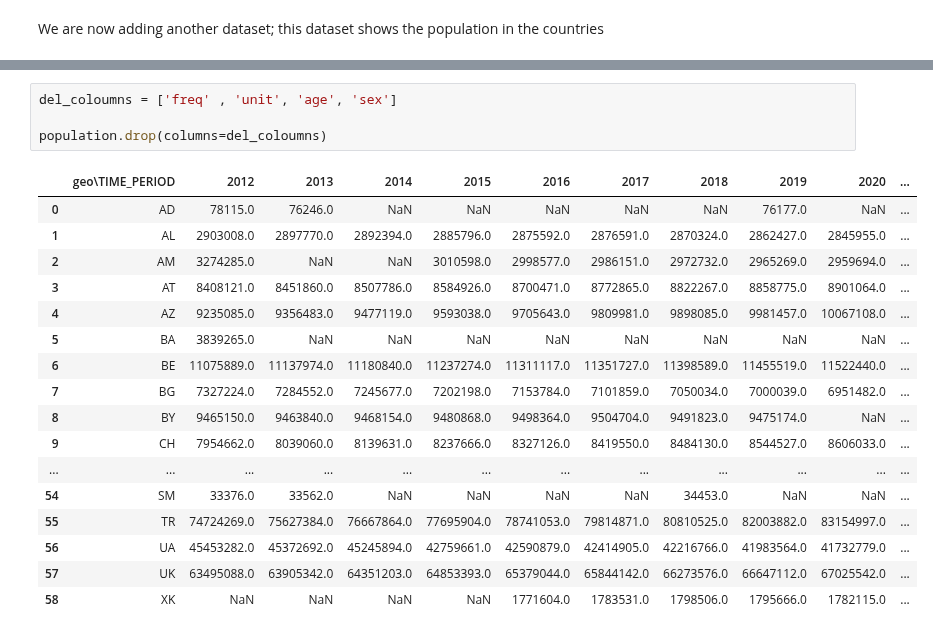
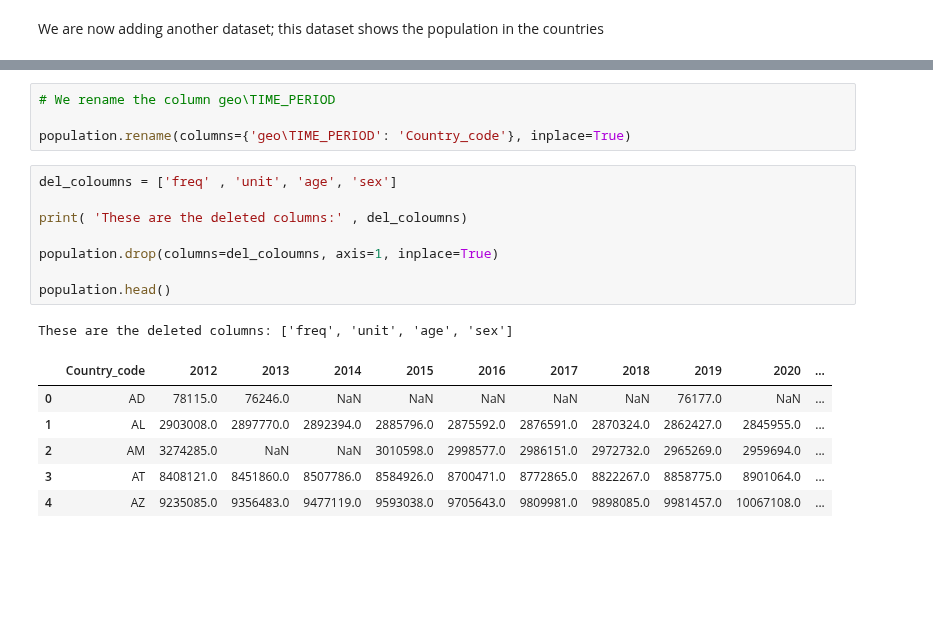
Before and after one commit to NumEconCopenhagen/projects-2023-jt, a Jupyter notebook: dataproject/DP.ipynb, the cells around one changed output, grey strips where cells are left out. Saved outputs shown, nothing was run; the diff lists cells and outputs as text; blank space fills up the shorter version.

```diff
--- a/dataproject/DP.ipynb
+++ b/dataproject/DP.ipynb
@@ -163,25 +165,23 @@ population.head()
 | 2 | A | NR | TOTAL | T | AM | 3274285.0 | NaN | NaN | 3010598.0 | 2998577.0 | ... |
 | 3 | A | NR | TOTAL | T | AT | 8408121.0 | 8451860.0 | 8507786.0 | 8584926.0 | 8700471.0 | ... |
 | 4 | A | NR | TOTAL | T | AZ | 9235085.0 | 9356483.0 | 9477119.0 | 9593038.0 | 9705643.0 | ... |
+# %%
+# We rename the column geo\TIME_PERIOD
+
+population.rename(columns={'geo\TIME_PERIOD': 'Country_code'}, inplace=True)
 # %%
 del_coloumns = ['freq' , 'unit', 'age', 'sex']
 
-population.drop(columns=del_coloumns)
+print( 'These are the deleted columns:' , del_coloumns)
+
+population.drop(columns=del_coloumns, axis=1, inplace=True)
+
+population.head()
 # %% [output]
+These are the deleted columns: ['freq', 'unit', 'age', 'sex']
-|  | geo\TIME_PERIOD | 2012 | 2013 | 2014 | 2015 | 2016 | 2017 | 2018 | 2019 | 2020 | ... |
+|  | Country_code | 2012 | 2013 | 2014 | 2015 | 2016 | 2017 | 2018 | 2019 | 2020 | ... |
 | 0 | AD | 78115.0 | 76246.0 | NaN | NaN | NaN | NaN | NaN | 76177.0 | NaN | ... |
 | 1 | AL | 2903008.0 | 2897770.0 | 2892394.0 | 2885796.0 | 2875592.0 | 2876591.0 | 2870324.0 | 2862427.0 | 2845955.0 | ... |
 | 2 | AM | 3274285.0 | NaN | NaN | 3010598.0 | 2998577.0 | 2986151.0 | 2972732.0 | 2965269.0 | 2959694.0 | ... |
 | 3 | AT | 8408121.0 | 8451860.0 | 8507786.0 | 8584926.0 | 8700471.0 | 8772865.0 | 8822267.0 | 8858775.0 | 8901064.0 | ... |
 | 4 | AZ | 9235085.0 | 9356483.0 | 9477119.0 | 9593038.0 | 9705643.0 | 9809981.0 | 9898085.0 | 9981457.0 | 10067108.0 | ... |
-| 5 | BA | 3839265.0 | NaN | NaN | NaN | NaN | NaN | NaN | NaN | NaN | ... |
-| 6 | BE | 11075889.0 | 11137974.0 | 11180840.0 | 11237274.0 | 11311117.0 | 11351727.0 | 11398589.0 | 11455519.0 | 11522440.0 | ... |
-| 7 | BG | 7327224.0 | 7284552.0 | 7245677.0 | 7202198.0 | 7153784.0 | 7101859.0 | 7050034.0 | 7000039.0 | 6951482.0 | ... |
-| 8 | BY | 9465150.0 | 9463840.0 | 9468154.0 | 9480868.0 | 9498364.0 | 9504704.0 | 9491823.0 | 9475174.0 | NaN | ... |
-| 9 | CH | 7954662.0 | 8039060.0 | 8139631.0 | 8237666.0 | 8327126.0 | 8419550.0 | 8484130.0 | 8544527.0 | 8606033.0 | ... |
-| ... | ... | ... | ... | ... | ... | ... | ... | ... | ... | ... | ... |
-| 54 | SM | 33376.0 | 33562.0 | NaN | NaN | NaN | NaN | 34453.0 | NaN | NaN | ... |
-| 55 | TR | 74724269.0 | 75627384.0 | 76667864.0 | 77695904.0 | 78741053.0 | 79814871.0 | 80810525.0 | 82003882.0 | 83154997.0 | ... |
-| 56 | UA | 45453282.0 | 45372692.0 | 45245894.0 | 42759661.0 | 42590879.0 | 42414905.0 | 42216766.0 | 41983564.0 | 41732779.0 | ... |
-| 57 | UK | 63495088.0 | 63905342.0 | 64351203.0 | 64853393.0 | 65379044.0 | 65844142.0 | 66273576.0 | 66647112.0 | 67025542.0 | ... |
-| 58 | XK | NaN | NaN | NaN | NaN | 1771604.0 | 1783531.0 | 1798506.0 | 1795666.0 | 1782115.0 | ... |
```
Also changed, not shown: parts of 4 cells of this notebook.
